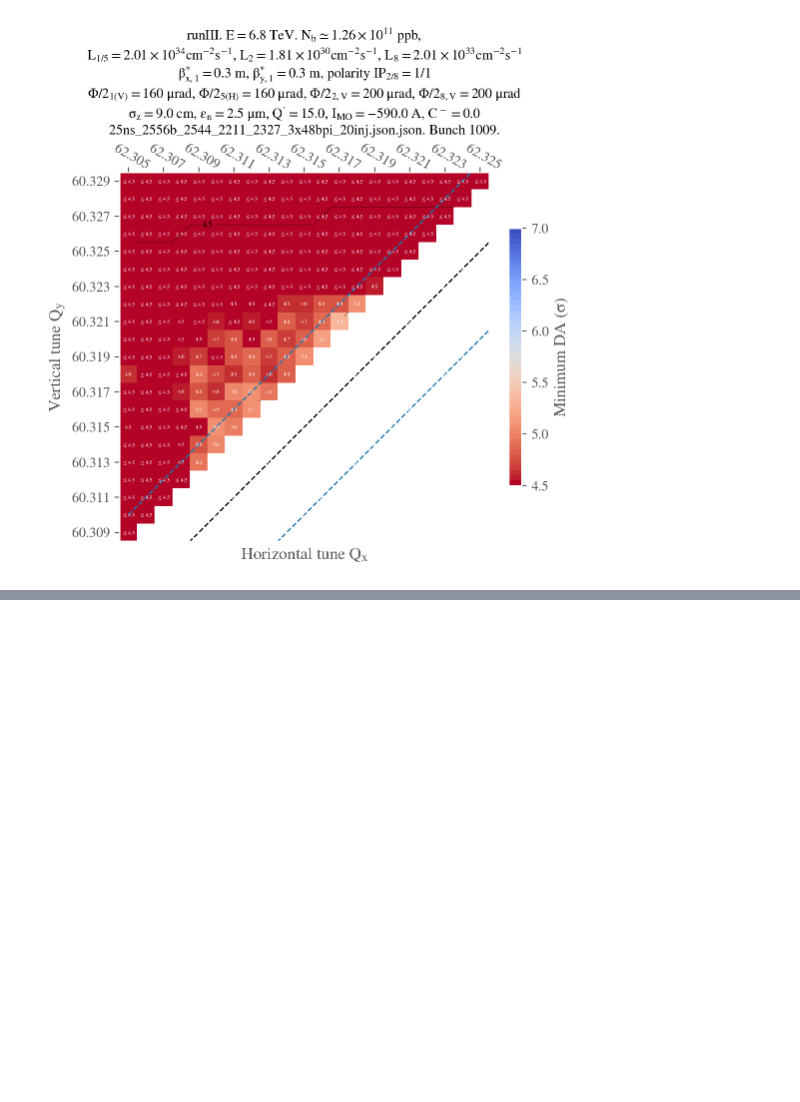
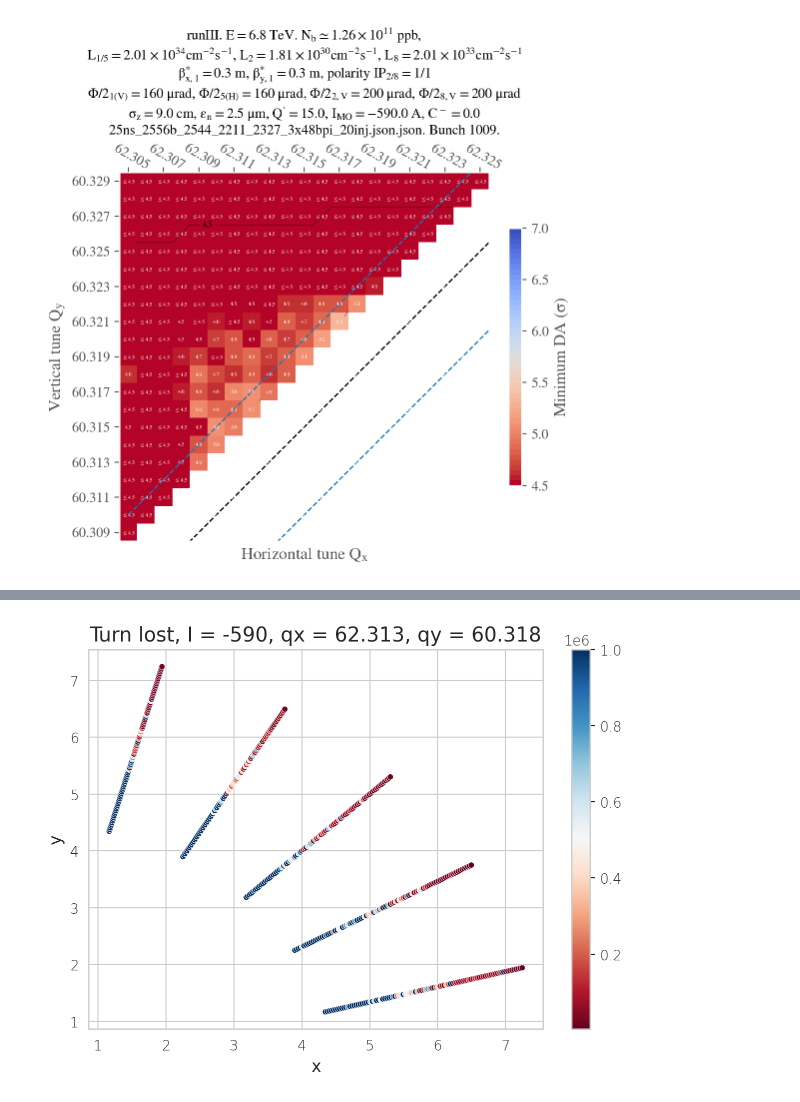
Before and after one commit to ColasDroin/DA_study_boilerplate, a Jupyter notebook: master_study/analysis/tune_scan/tune_scan_30cm_neg_oct_correct_scheme.ipynb, the cells around one changed output, grey strips where cells are left out. Drawn from its saved outputs; the diff is of its cells as text; code cells hidden in the pictures; blank space fills up the shorter version.

```diff
--- a/master_study/analysis/tune_scan/tune_scan_30cm_neg_oct_correct_scheme.ipynb
+++ b/master_study/analysis/tune_scan/tune_scan_30cm_neg_oct_correct_scheme.ipynb
@@ -105,3 +107,21 @@ if SAVE_STUDY_EOS:
     #analysis_functions.archive_and_clean(path_archive, path_EOS)
 # %% [output]
 [figure]
+# %%
+# Define study
+STUDY_NAME = "tune_scan_30cm_neg_oct_correct_scheme"
+COLLIDER = "base_collider"
+PARQUET_PATH = f"../../scans/{STUDY_NAME}/da.parquet"
+CONF_MAD_PATH = f"../../scans/{STUDY_NAME}/{COLLIDER}/config.yaml"
+CONF_COLLIDER_PATH = f"../../scans/{STUDY_NAME}/{COLLIDER}/xtrack_0016/config.yaml"
+
+# SAve study on EOS
+SAVE_STUDY_EOS = False
+# Load dataframe
+df = pd.read_parquet(f"../../scans/{STUDY_NAME}/da_all.parquet")
+
+# Round all numbers to 3 decimals
+df = df.round(3)
+
+
+df
@@ -107,0 +142,26 @@ if SAVE_STUDY_EOS:
+# %%
+df = df[(df['qx']==62.313) & (df['qy']==60.318)]
+df = df[['normalized amplitude in xy-plane', 'angle in xy-plane [deg]', 'at_turn']]
+x_coor = df['normalized amplitude in xy-plane'] * np.cos(df['angle in xy-plane [deg]']/360*2*np.pi)
+y_coor = df['normalized amplitude in xy-plane'] * np.sin(df['angle in xy-plane [deg]']/360*2*np.pi)
+# %%
+
+# Scatter plot of x_coor vs y_coor with points colored by at_turn
+sns.set_style("whitegrid")
+ax = sns.scatterplot(x=x_coor, y=y_coor, hue=df['at_turn'], palette="RdBu", size = 0.5)
+plt.title('Turn lost, I = -590, qx = 62.313, qy = 60.318')
+plt.xlabel('x')
+plt.ylabel('y')
+
+# colorbar
+norm = plt.Normalize(df['at_turn'].min(), df['at_turn'].max())
+sm = plt.cm.ScalarMappable(cmap="RdBu", norm=norm)
+sm.set_array([])
+# Remove the legend and add a colorbar
+ax.get_legend().remove()
+ax.figure.colorbar(sm, ax = ax)
+plt.tight_layout()
+plt.savefig("plots/turn_lost_neg_oct_qx_62.313_qy_60.318.png")
+plt.show()
+# %% [output]
+[figure, added]
```
Also changed, not shown: parts of 2 cells of this notebook, 8 other files.
